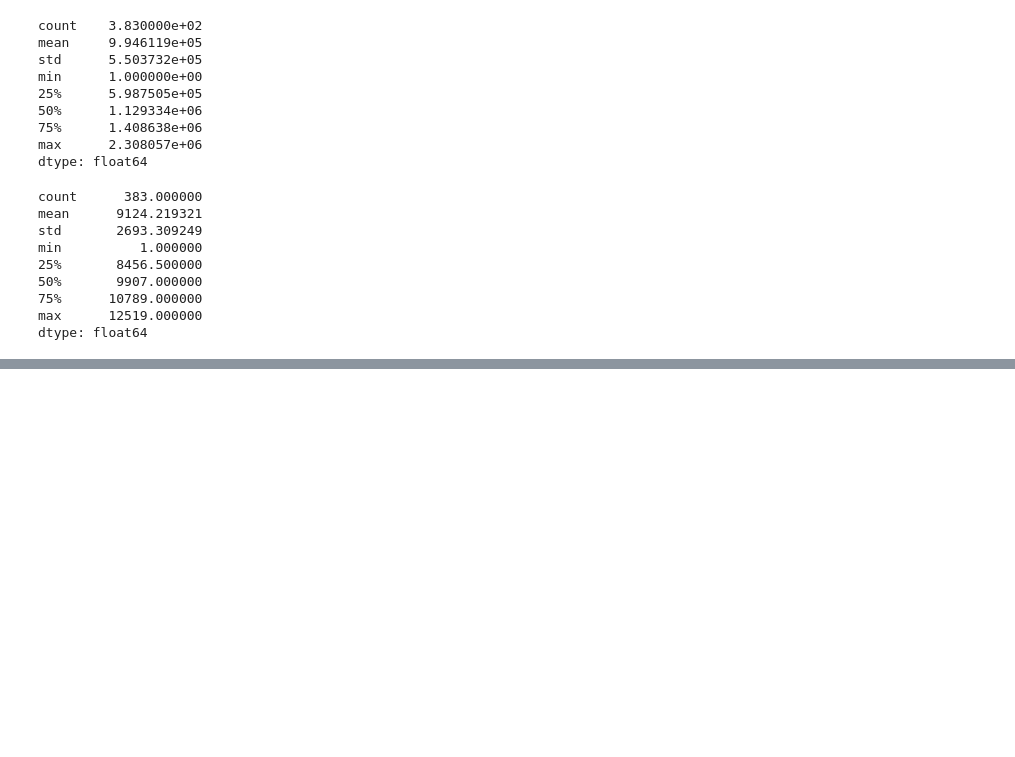
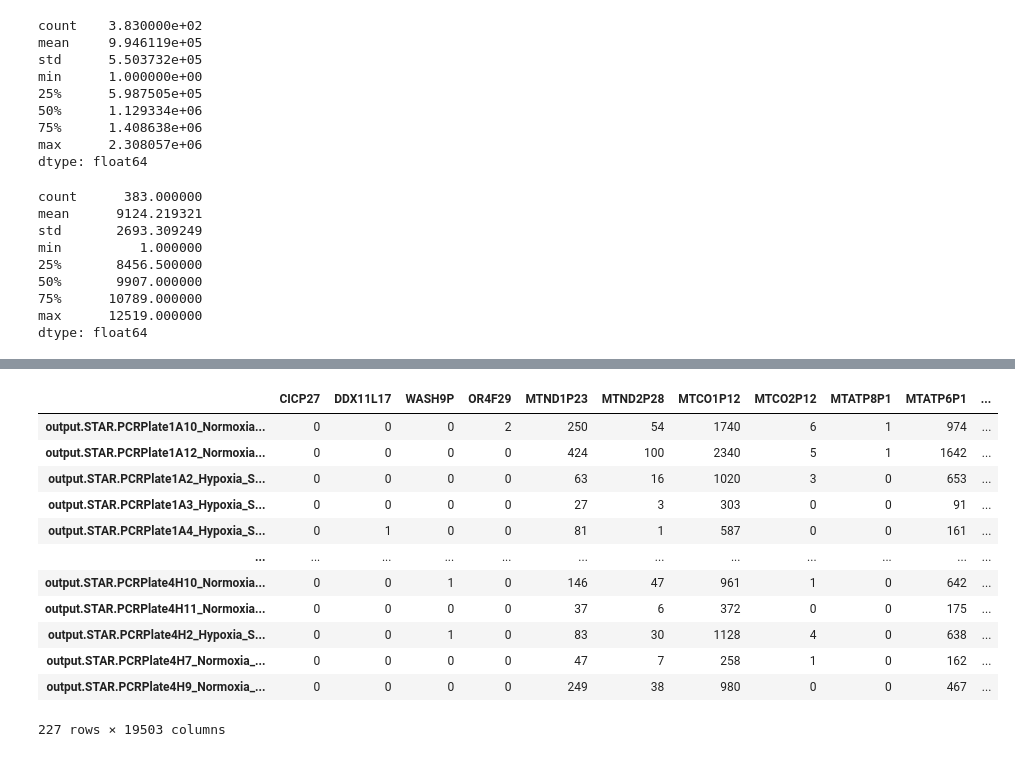
Before and after one commit to AliEmreSenel/BAIAILabProject2024, a Jupyter notebook: mariano_preliminary_analysis.ipynb, the cells around one changed output, grey strips where cells are left out. Cells and saved outputs as stored; diff of their text form; code cells hidden in the pictures; blank space fills up the shorter version.

```diff
--- a/mariano_preliminary_analysis.ipynb
+++ b/mariano_preliminary_analysis.ipynb
@@ -669,0 +694,16 @@ dtype: float64
+# %%
+hcc_smartS_filt
+# %% [output]
+|  | CICP27 | DDX11L17 | WASH9P | OR4F29 | MTND1P23 | MTND2P28 | MTCO1P12 | MTCO2P12 | MTATP8P1 | MTATP6P1 | ... |
+| output.STAR.PCRPlate1A10_Normoxia... | 0 | 0 | 0 | 2 | 250 | 54 | 1740 | 6 | 1 | 974 | ... |
+| output.STAR.PCRPlate1A12_Normoxia... | 0 | 0 | 0 | 0 | 424 | 100 | 2340 | 5 | 1 | 1642 | ... |
+| output.STAR.PCRPlate1A2_Hypoxia_S... | 0 | 0 | 0 | 0 | 63 | 16 | 1020 | 3 | 0 | 653 | ... |
+| output.STAR.PCRPlate1A3_Hypoxia_S... | 0 | 0 | 0 | 0 | 27 | 3 | 303 | 0 | 0 | 91 | ... |
+| output.STAR.PCRPlate1A4_Hypoxia_S... | 0 | 1 | 0 | 0 | 81 | 1 | 587 | 0 | 0 | 161 | ... |
+| ... | ... | ... | ... | ... | ... | ... | ... | ... | ... | ... | ... |
+| output.STAR.PCRPlate4H10_Normoxia... | 0 | 0 | 1 | 0 | 146 | 47 | 961 | 1 | 0 | 642 | ... |
+| output.STAR.PCRPlate4H11_Normoxia... | 0 | 0 | 0 | 0 | 37 | 6 | 372 | 0 | 0 | 175 | ... |
+| output.STAR.PCRPlate4H2_Hypoxia_S... | 0 | 0 | 1 | 0 | 83 | 30 | 1128 | 4 | 0 | 638 | ... |
+| output.STAR.PCRPlate4H7_Normoxia_... | 0 | 0 | 0 | 0 | 47 | 7 | 258 | 1 | 0 | 162 | ... |
+| output.STAR.PCRPlate4H9_Normoxia_... | 0 | 0 | 0 | 0 | 249 | 38 | 980 | 0 | 0 | 467 | ... |
+227 rows × 19503 columns
```
Also changed, not shown: parts of 25 cells of this notebook.
